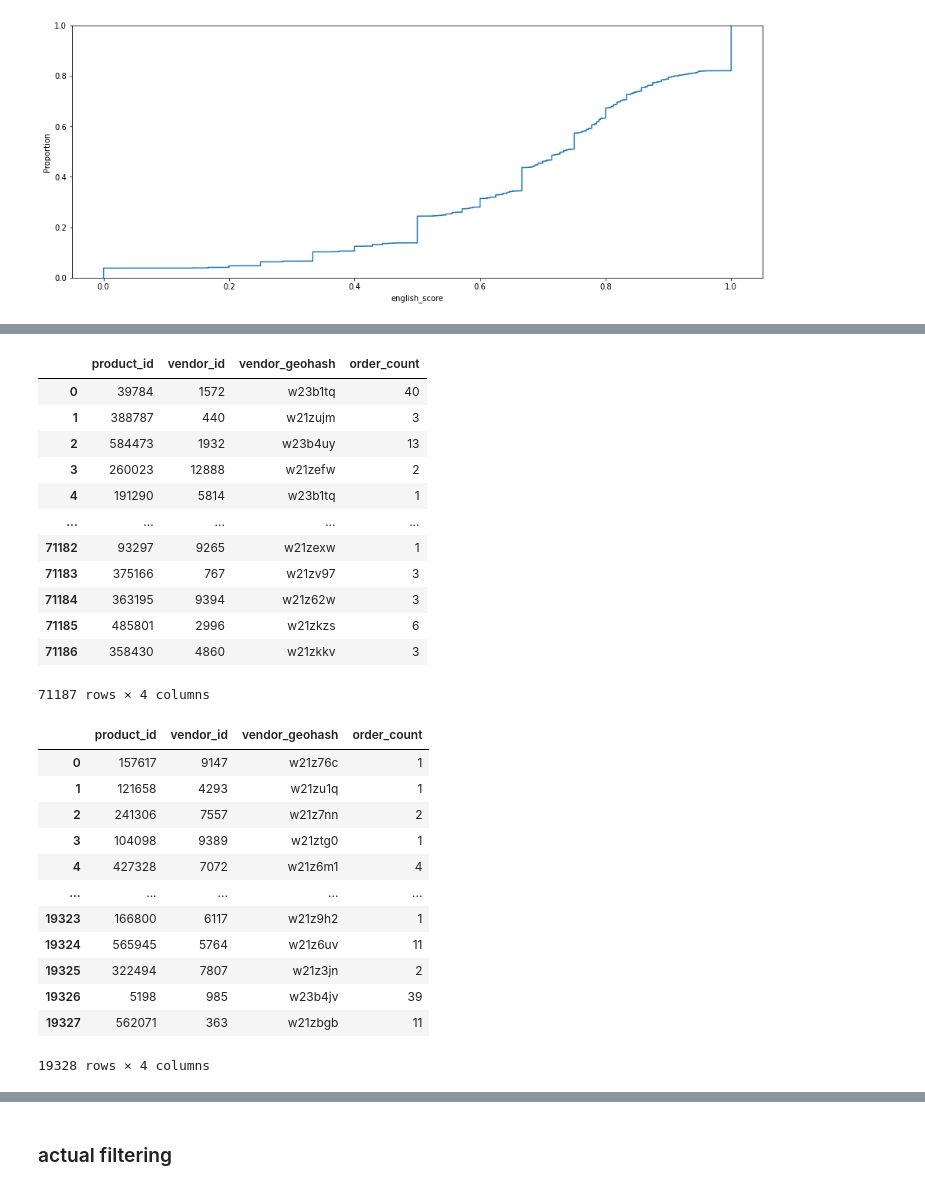
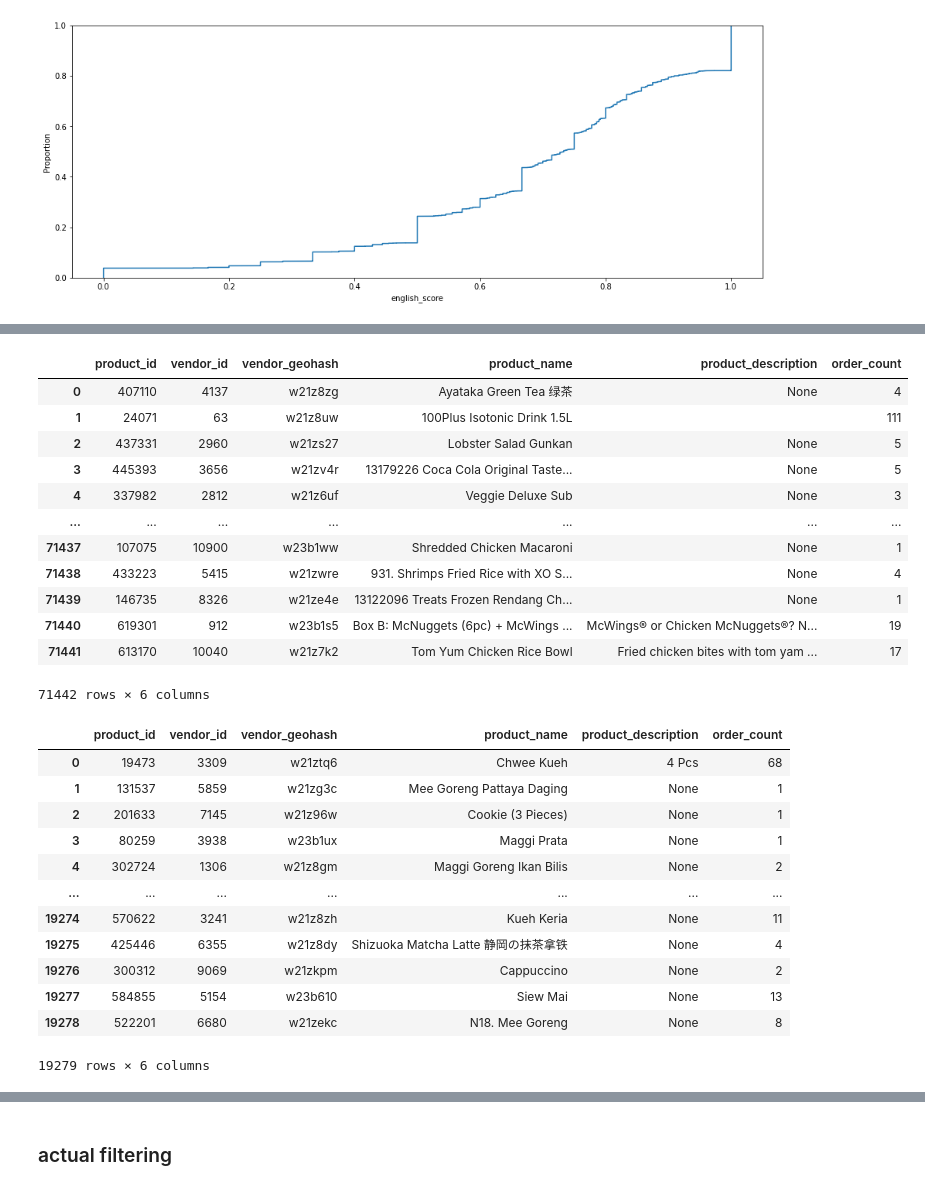
Before and after one commit to cb-314/vendor_challenge, a Jupyter notebook: vendor_challenge.ipynb, the cells around one changed output, grey strips where cells are left out. Cells and saved outputs as stored; diff of their text form; code cells hidden in the pictures.

```diff
--- a/vendor_challenge.ipynb
+++ b/vendor_challenge.ipynb
@@ -38,8 +38,8 @@ drive.mount("/content/drive")
 # %% [output]
 Drive already mounted at /content/drive; to attempt to forcibly remount, call drive.mount("/content/drive", force_remount=True).
 # %%
-products_raw_df = pd.read_parquet("/content/drive/MyDrive/Data Science/products.parquet.gz")
-products_raw_df
+products_all_raw_df = pd.read_parquet("/content/drive/MyDrive/Data Science/products.parquet.gz")
+products_all_raw_df
 # %% [output]
 |  | product_id | vendor_id | vendor_geohash | product_name | product_description | order_count |
 | 0 | 0 | 0 | w21z6tu | Cheese Tofu | None | 116 |
@@ -89,7 +89,7 @@ That is a target distribution we don't really want to see. Most orders are less
 ## train test split
 # %%
 # sample data for testing
-products_sample_raw_df = products_raw_df.copy() #sample(20000)
+products_sample_raw_df = products_all_raw_df.copy() #sample(20000)
 # %%
 # train test split
 products_sample_raw_train_df, products_sample_raw_test_df = sklearn.model_selection.train_test_split(products_sample_raw_df, test_size=0.2)
@@ -283,33 +283,33 @@ products_raw_df.merge(products_english_df[(products_english_df["english_score"]
 # %%
-products_raw_df.merge(products_english_df[(products_english_df["english_score"] > 0.6) & (products_english_df["english_score"] < 0.7)][primary_keys], on=primary_keys, how="inner")
+products_sample_raw_train_df.merge(products_english_df[(products_english_df["english_score"] > 0.6) & (products_english_df["english_score"] < 0.7)][primary_keys], on=primary_keys, how="inner")
 # %% [output]
-|  | product_id | vendor_id | vendor_geohash | order_count |
-| 0 | 39784 | 1572 | w23b1tq | 40 |
-| 1 | 388787 | 440 | w21zujm | 3 |
-| 2 | 584473 | 1932 | w23b4uy | 13 |
-| 3 | 260023 | 12888 | w21zefw | 2 |
-| 4 | 191290 | 5814 | w23b1tq | 1 |
-| ... | ... | ... | ... | ... |
-| 71182 | 93297 | 9265 | w21zexw | 1 |
-| 71183 | 375166 | 767 | w21zv97 | 3 |
-| 71184 | 363195 | 9394 | w21z62w | 3 |
-| 71185 | 485801 | 2996 | w21zkzs | 6 |
-| 71186 | 358430 | 4860 | w21zkkv | 3 |
+|  | product_id | vendor_id | vendor_geohash | product_name | product_description | order_count |
+| 0 | 407110 | 4137 | w21z8zg | Ayataka Green Tea 绿茶 | None | 4 |
+| 1 | 24071 | 63 | w21z8uw | 100Plus Isotonic Drink 1.5L |  | 111 |
+| 2 | 437331 | 2960 | w21zs27 | Lobster Salad Gunkan | None | 5 |
+| 3 | 445393 | 3656 | w21zv4r | 13179226 Coca Cola Original Taste... | None | 5 |
+| 4 | 337982 | 2812 | w21z6uf | Veggie Deluxe Sub | None | 3 |
+| ... | ... | ... | ... | ... | ... | ... |
+| 71437 | 107075 | 10900 | w23b1ww | Shredded Chicken Macaroni | None | 1 |
+| 71438 | 433223 | 5415 | w21zwre | 931. Shrimps Fried Rice with XO S... | None | 4 |
+| 71439 | 146735 | 8326 | w21ze4e | 13122096 Treats Frozen Rendang Ch... | None | 1 |
+| 71440 | 619301 | 912 | w23b1s5 | Box B: McNuggets (6pc) + McWings ... | McWings® or Chicken McNuggets®? N... | 19 |
+| 71441 | 613170 | 10040 | w21z7k2 | Tom Yum Chicken Rice Bowl | Fried chicken bites with tom yam ... | 17 |
-71187 rows × 4 columns
+71442 rows × 6 columns
 # %%
-products_raw_df.merge(products_english_df[products_english_df["total_is_english"] == 0 ][primary_keys], on=primary_keys, how="inner")
+products_sample_raw_train_df.merge(products_english_df[products_english_df["total_is_english"] == 0 ][primary_keys], on=primary_keys, how="inner")
 # %% [output]
-|  | product_id | vendor_id | vendor_geohash | order_count |
-| 0 | 157617 | 9147 | w21z76c | 1 |
-| 1 | 121658 | 4293 | w21zu1q | 1 |
-| 2 | 241306 | 7557 | w21z7nn | 2 |
-| 3 | 104098 | 9389 | w21ztg0 | 1 |
-| 4 | 427328 | 7072 | w21z6m1 | 4 |
-| ... | ... | ... | ... | ... |
-| 19323 | 166800 | 6117 | w21z9h2 | 1 |
-| 19324 | 565945 | 5764 | w21z6uv | 11 |
-| 19325 | 322494 | 7807 | w21z3jn | 2 |
-| 19326 | 5198 | 985 | w23b4jv | 39 |
-| 19327 | 562071 | 363 | w21zbgb | 11 |
+|  | product_id | vendor_id | vendor_geohash | product_name | product_description | order_count |
+| 0 | 19473 | 3309 | w21ztq6 | Chwee Kueh | 4 Pcs | 68 |
+| 1 | 131537 | 5859 | w21zg3c | Mee Goreng Pattaya Daging | None | 1 |
+| 2 | 201633 | 7145 | w21z96w | Cookie (3 Pieces) | None | 1 |
+| 3 | 80259 | 3938 | w23b1ux | Maggi Prata | None | 1 |
+| 4 | 302724 | 1306 | w21z8gm | Maggi Goreng Ikan Bilis | None | 2 |
+| ... | ... | ... | ... | ... | ... | ... |
+| 19274 | 570622 | 3241 | w21z8zh | Kueh Keria | None | 11 |
+| 19275 | 425446 | 6355 | w21z8dy | Shizuoka Matcha Latte 静岡の抹茶拿铁 | None | 4 |
+| 19276 | 300312 | 9069 | w21zkpm | Cappuccino | None | 2 |
+| 19277 | 584855 | 5154 | w23b610 | Siew Mai | None | 13 |
+| 19278 | 522201 | 6680 | w21zekc | N18. Mee Goreng | None | 8 |
-19328 rows × 4 columns
+19279 rows × 6 columns
 # %%
```
Also changed, not shown: parts of 12 cells of this notebook.
